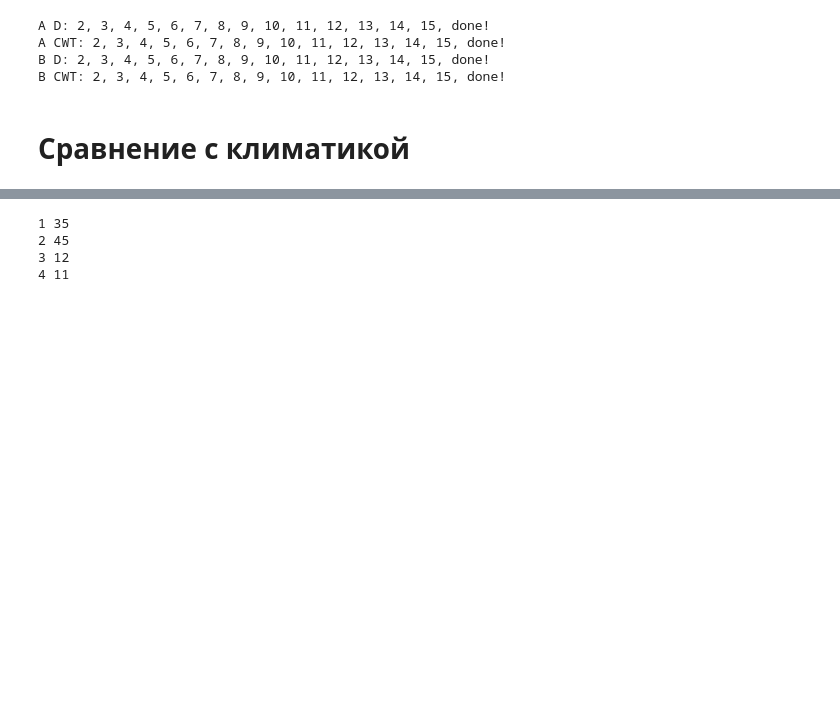
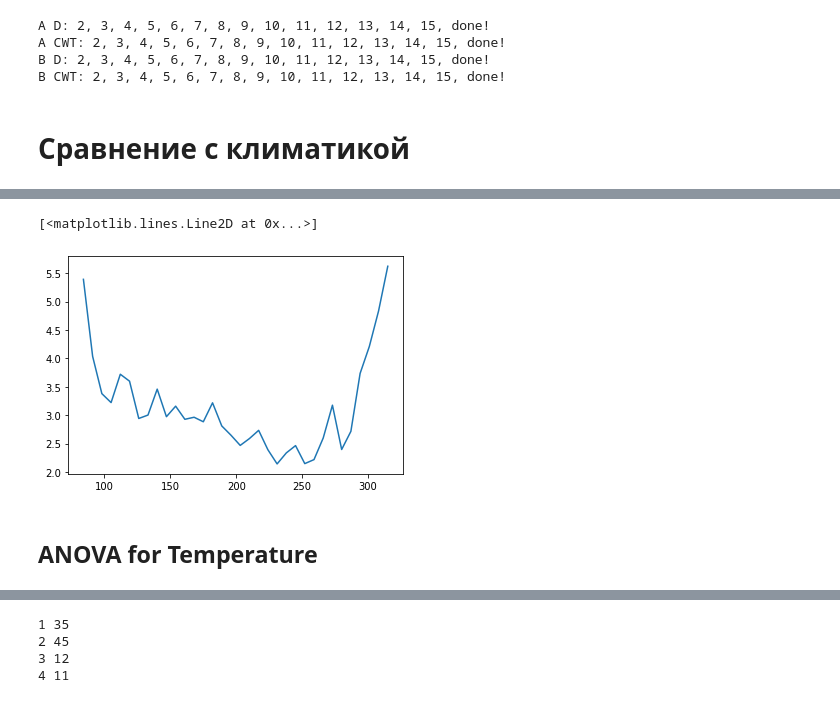
Before and after one commit to mikewellmeansme/TracheidClustering, a Jupyter notebook: playground.ipynb, the cells around one changed output, grey strips where cells are left out. Drawn from its saved outputs; the diff is of its cells as text; code cells hidden in the pictures; blank space fills up the shorter version.

```diff
--- a/playground.ipynb
+++ b/playground.ipynb
@@ -523,3 +519,31 @@ monthly_vpd = pd.read_csv('input/minusinsk_VPD/wr87011.txt', delimiter=';')
 # %%
 a_classified = pd.read_excel('input/quotient_deviation_df_A_CLASSIFIED.xlsx')
 b_classified = pd.read_excel('input/quotient_deviation_df_B_CLASSIFIED.xlsx')
+# %%
+def get_moving_avg(df, window=7, nanmean=False):
+    """
+    Возвращает скользящее средние для температуры
+    window : окно
+    nanmean : используем nanmean для сглаживания? (тогда потеряются данные по краям)
+    """
+    month = df['Month']
+    day = df['Day']
+    if nanmean:
+        result = df.rolling(window=window, center=True).apply(np.nanmean)
+    else:
+        result = df.rolling(window=window, center=True, min_periods=1).mean()
+    result['Month'] = month
+    result['Day'] = day
+    return result
+
+def get_moving_sum(df, window=7):
+    """
+    Возвращает скользящую сумму для осадков
+    window : окно
+    """
+    month = df['Month']
+    day = df['Day']
+    result = df.rolling(window=window, center=True, min_periods=1).sum()
+    result['Month'] = month
+    result['Day'] = day
+    return result
@@ -525,0 +591,7 @@ b_classified = pd.read_excel('input/quotient_deviation_df_B_CLASSIFIED.xlsx')
+# %%
+plt.plot(get_moving_avg(min_temp).std(axis=1)[12*7:46*7:7])
+# %% [output]
+[<matplotlib.lines.Line2D at 0x...>]
+[figure, added]
+# %% [markdown]
+## ANOVA for Temperature
```
Also changed, not shown: parts of 25 cells of this notebook.
